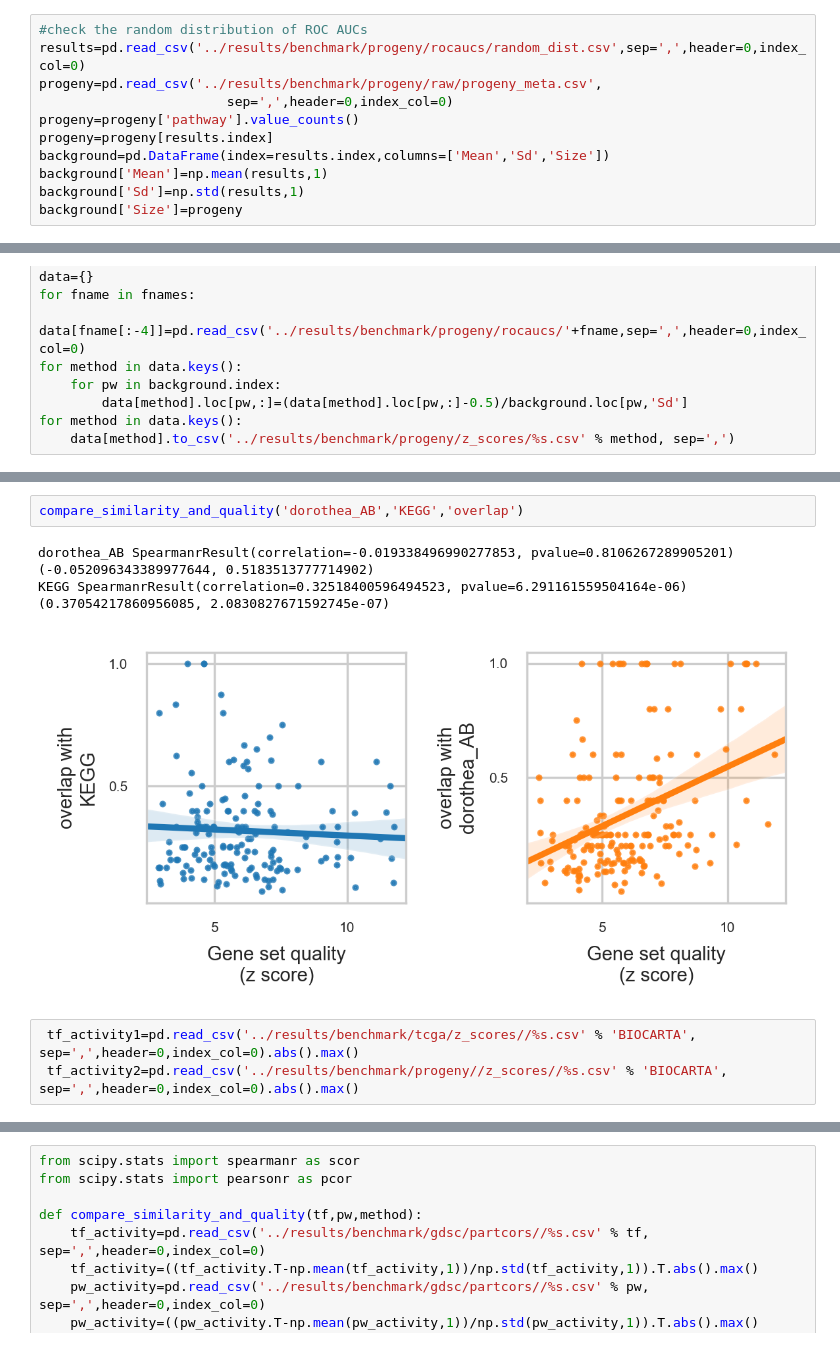
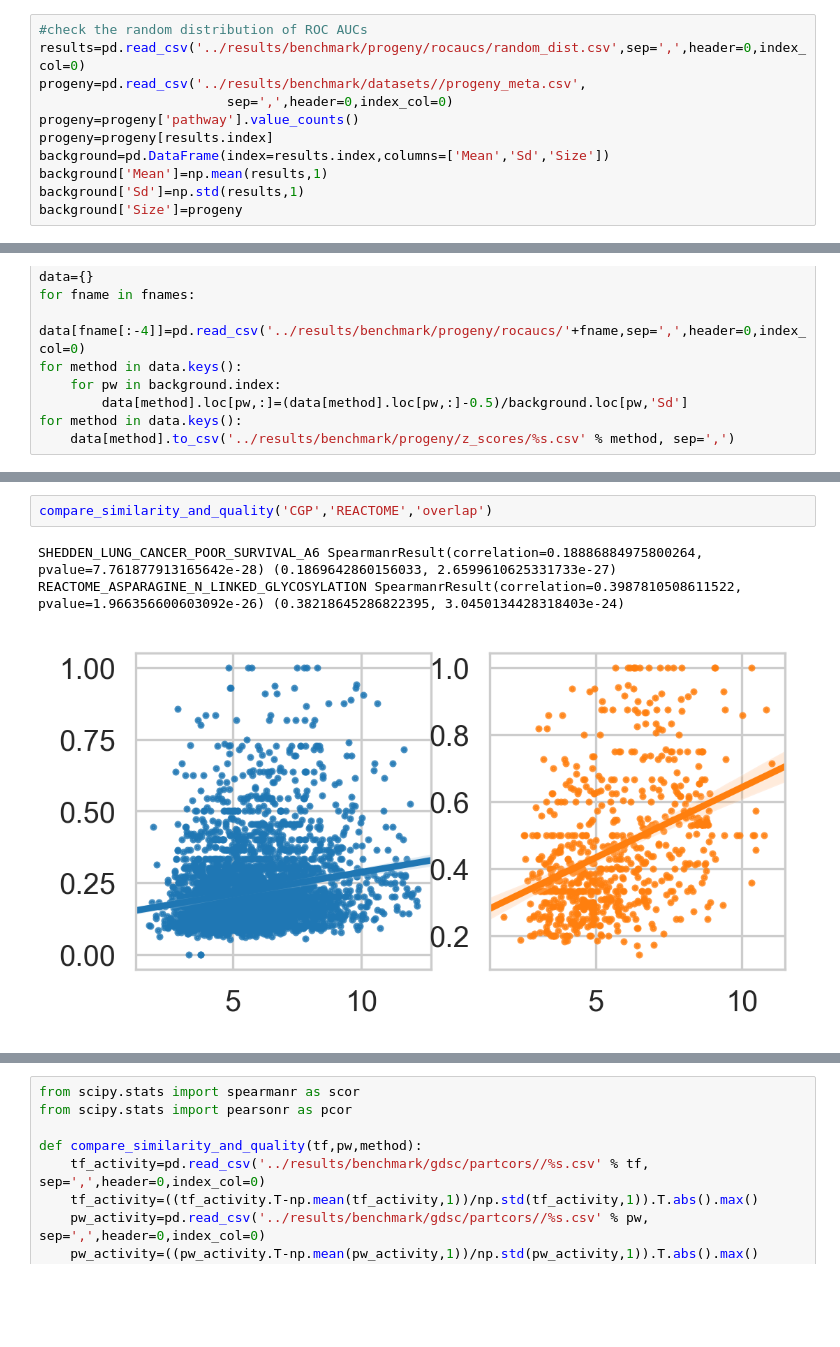
Before and after one commit to bence-szalai/why-pathway-methods-work, a Jupyter notebook: notebooks/quality_similarity_analysis.ipynb, the cells around one changed output, grey strips where cells are left out. Saved outputs shown, nothing was run; the diff lists cells and outputs as text; blank space fills up the shorter version.

Commit message:
started overlap analysis

```diff
--- a/notebooks/quality_similarity_analysis.ipynb
+++ b/notebooks/quality_similarity_analysis.ipynb
@@ -14,7 +17,7 @@ import os
 # %%
 #check the random distribution of ROC AUCs
 results=pd.read_csv('../results/benchmark/progeny/rocaucs/random_dist.csv',sep=',',header=0,index_col=0)
-progeny=pd.read_csv('../results/benchmark/progeny/raw/progeny_meta.csv',
+progeny=pd.read_csv('../results/benchmark/datasets//progeny_meta.csv',
                         sep=',',header=0,index_col=0)
 progeny=progeny['pathway'].value_counts()
 progeny=progeny[results.index]
@@ -74,11 +104,8 @@ def compare_similarity_and_quality(tf,pw,method):
     print(tf,scor(tf_activity,tf_sim),pcor(tf_activity,tf_sim))
     print(pw,scor(pw_activity,pw_sim),pcor(pw_activity,pw_sim))
 # %%
-compare_similarity_and_quality('dorothea_AB','KEGG','overlap')
+compare_similarity_and_quality('CGP','REACTOME','overlap')
 # %% [output]
-dorothea_AB SpearmanrResult(correlation=-0.019338496990277853, pvalue=0.8106267289905201) (-0.052096343389977644, 0.5183513777714902)
-KEGG SpearmanrResult(correlation=0.32518400596494523, pvalue=6.291161559504164e-06) (0.37054217860956085, 2.0830827671592745e-07)
+SHEDDEN_LUNG_CANCER_POOR_SURVIVAL_A6 SpearmanrResult(correlation=0.18886884975800264, pvalue=7.761877913165642e-28) (0.1869642860156033, 2.6599610625331733e-27)
+REACTOME_ASPARAGINE_N_LINKED_GLYCOSYLATION SpearmanrResult(correlation=0.3987810508611522, pvalue=1.966356600603092e-26) (0.38218645286822395, 3.0450134428318403e-24)
-[figure, old version]
+[figure, new version]
-# %%
- tf_activity1=pd.read_csv('../results/benchmark/tcga/z_scores//%s.csv' % 'BIOCARTA', sep=',',header=0,index_col=0).abs().max()
- tf_activity2=pd.read_csv('../results/benchmark/progeny//z_scores//%s.csv' % 'BIOCARTA', sep=',',header=0,index_col=0).abs().max()
```
Also changed, not shown: parts of 16 cells of this notebook, 6 other files.
